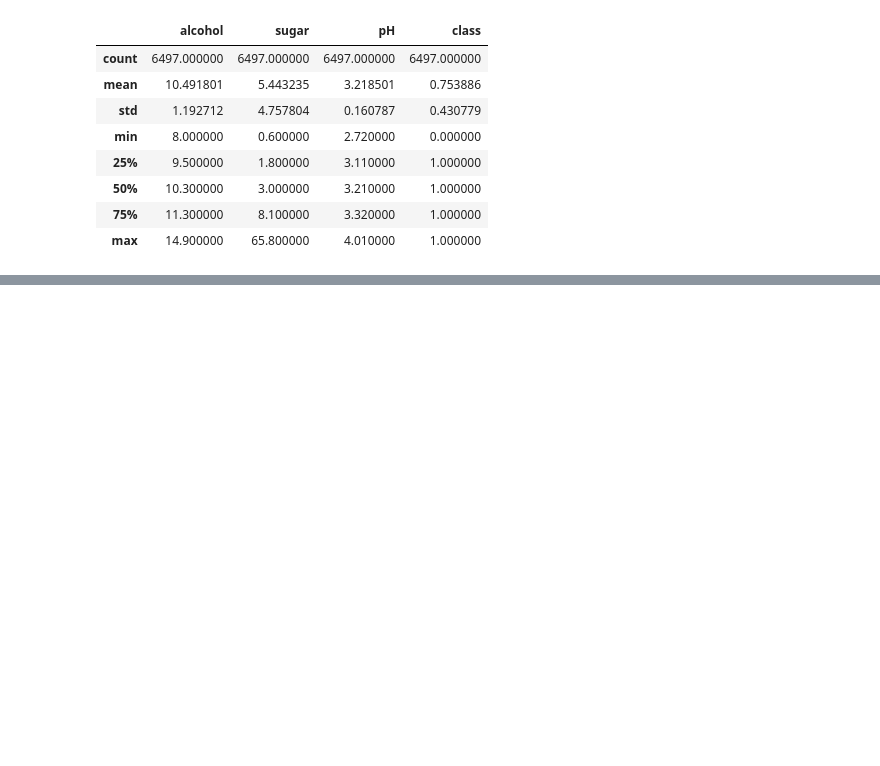
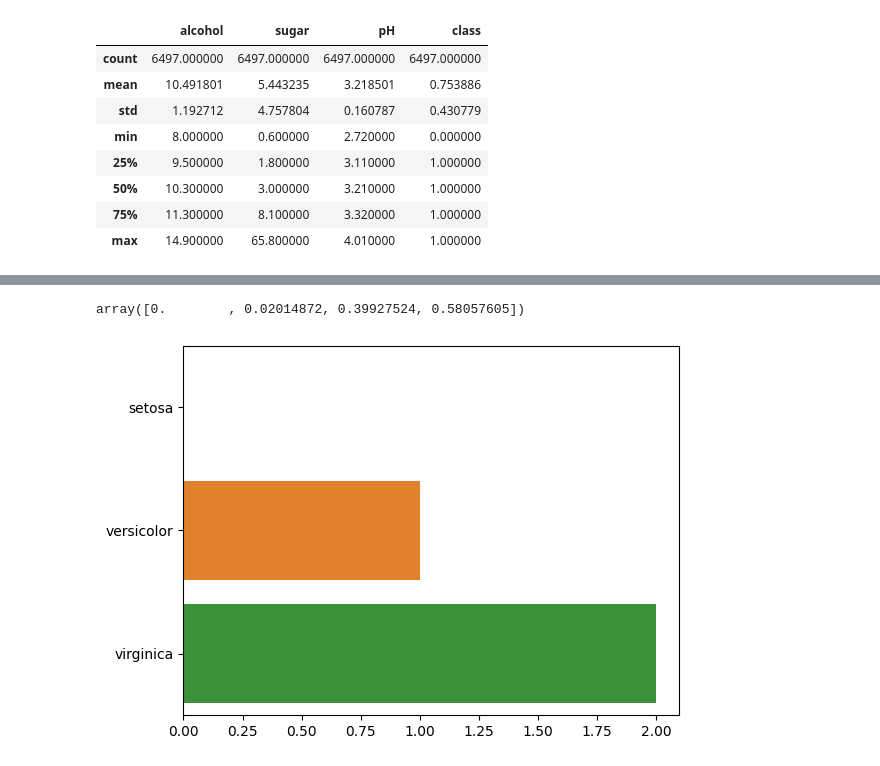
Before and after one commit to yugyeongh/encore_skn11, a Jupyter notebook: 05_ml-workspace/04_classification/02_decision_tree.ipynb, the cells around one changed output, grey strips where cells are left out. Saved outputs shown, nothing was run; the diff lists cells and outputs as text; code cells hidden in the pictures; blank space fills up the shorter version.

```diff
--- a/05_ml-workspace/04_classification/02_decision_tree.ipynb
+++ b/05_ml-workspace/04_classification/02_decision_tree.ipynb
@@ -163,0 +265,10 @@ Name: count, dtype: int64
+# %%
+dt_clf.feature_importances_
+# %% [output]
+array([0.        , 0.02014872, 0.39927524, 0.58057605])
+# %%
+# ❓이게 맞나요
+sns.barplot(x=dt_clf.classes_, y=iris_data.target_names, hue=iris_data.target_names)
+plt.show()
+# %% [output]
+[figure, added]
```
Also changed, not shown: parts of 19 cells of this notebook, 3 other files.
